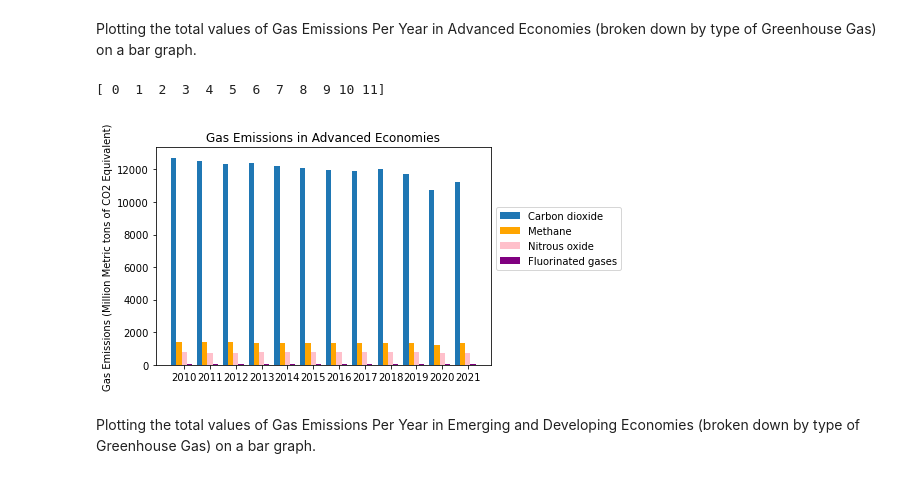
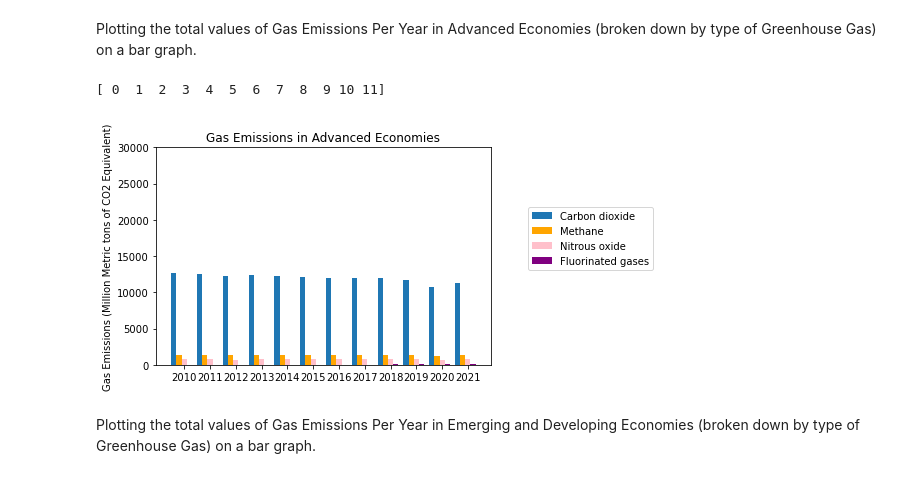
Before and after one commit to vmurlidhar/CDCHackathon2022, a Jupyter notebook: natural_sciences_project.ipynb, the cells around one changed output. Cells and saved outputs as stored; diff of their text form; code cells hidden in the pictures.

Commit message:
edited graphs

```diff
--- a/natural_sciences_project.ipynb
+++ b/natural_sciences_project.ipynb
@@ -278,35 +278,36 @@ for val in advanced_vals_per_gas_per_year["Carbon dioxide"]:
 advanced_methane_values_per_year: list[float] = []
 for val in advanced_vals_per_gas_per_year["Methane"]:
     advanced_methane_values_per_year.append(float(val))
 
 advanced_nitrous_oxide_values_per_year: list[float] = []
 for val in advanced_vals_per_gas_per_year["Nitrous oxide"]:
     advanced_nitrous_oxide_values_per_year.append(float(val))
 
 advanced_fluorinated_gases_values_per_year: list[float] = []
 for val in advanced_vals_per_gas_per_year["Fluorinated gases"]:
     advanced_fluorinated_gases_values_per_year.append(float(val))
 
 x = np.arange(len(labels))
 print(x)
 width = .2
 
 fig, ax = plt.subplots()
 carbon_dioxide_bar = ax.bar(x - (2 * width), advanced_carbon_dioxide_values_per_year, width, label="Carbon dioxide")
 methane_bar = ax.bar(x - width, advanced_methane_values_per_year, width, label="Methane", color=['orange'])
 nitrous_oxide_bar = ax.bar(x, advanced_nitrous_oxide_values_per_year, width, label="Nitrous oxide", color=['pink'])
 fluorinated_gases_bar = ax.bar(x + width, advanced_fluorinated_gases_values_per_year, width, label="Fluorinated gases", color=['purple'])
 
 ax.set_ylabel('Gas Emissions (Million Metric tons of CO2 Equivalent)')
 ax.set_xticks(x)
 ax.set_xticklabels(labels)
-ax.legend(bbox_to_anchor=(1.0,.75))
+ax.legend(bbox_to_anchor=(1.5,.75))
 ax.set_title('Gas Emissions in Advanced Economies')
+ax.set_ylim(0, 30000)
 
 plt.show()
 # %% [output]
 [ 0  1  2  3  4  5  6  7  8  9 10 11]
-[figure, old version]
+[figure, new version]
 # %% [markdown]
 Plotting the total values of Gas Emissions Per Year in Emerging and Developing Economies (broken down by type of Greenhouse Gas) on a bar graph.
 # %%
```
